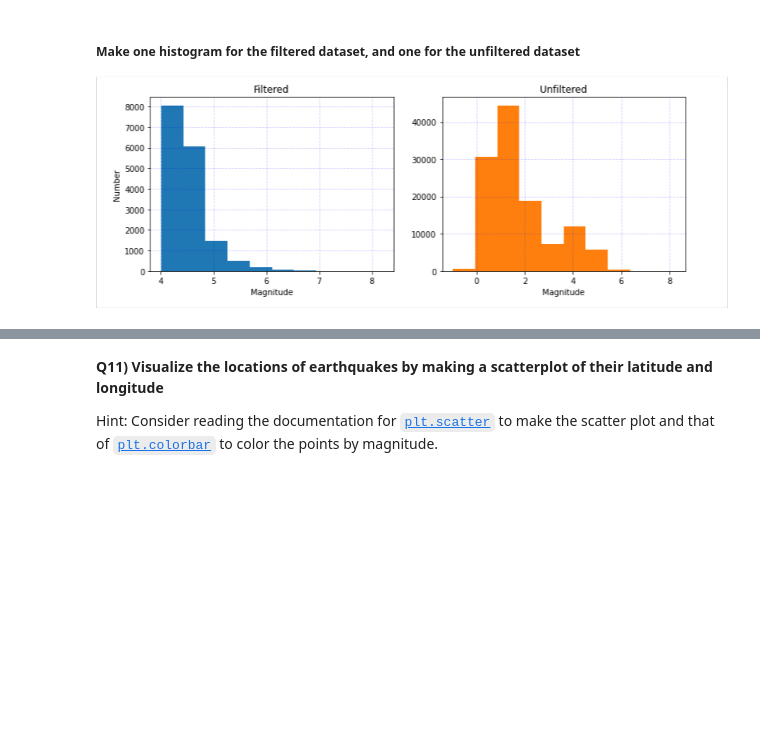
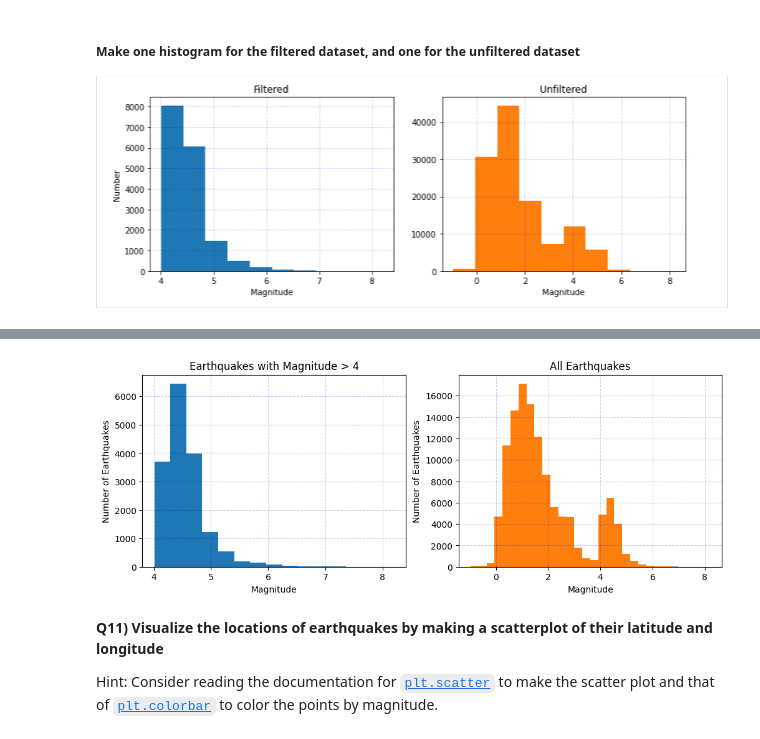
Before and after one commit to Jamgri/2025_Intro_Python, a Jupyter notebook: notebook/W3_S1.ipynb, the cells around one changed output, grey strips where cells are left out. Saved outputs shown, nothing was run; the diff lists cells and outputs as text; code cells hidden in the pictures; blank space fills up the shorter version.

```diff
--- a/notebook/W3_S1.ipynb
+++ b/notebook/W3_S1.ipynb
@@ -350,3 +448,23 @@ plt.show()
+# %%
+fig, ax = plt.subplots(1, 2, figsize=(12,4))
+
+# Left subplot: filtered dataset (magnitude > 4)
+ax[0].hist(df['mag'][df['mag'] > 4].dropna(), bins=15, color='#1f77b4')
+ax[0].set_xlabel('Magnitude')        # X axis label
+ax[0].set_ylabel('Number of Earthquakes')  # Y axis label
+ax[0].grid(alpha=0.2, c='b', ls='--')
+ax[0].set_title('Earthquakes with Magnitude > 4')  # Title for left plot
+
+# Right subplot: unfiltered dataset (all magnitudes)
+ax[1].hist(df['mag'].dropna(), bins=30, color='#ff7f0e')
+ax[1].set_xlabel('Magnitude')        # X axis label
+ax[1].set_ylabel('Number of Earthquakes')  # Y axis label
+ax[1].grid(alpha=0.2, c='b', ls='--')
+ax[1].set_title('All Earthquakes')   # Title for right plot
+
+plt.show()
+# %% [output]
+[figure, added]
 # %% [markdown]
 **Q11) Visualize the locations of earthquakes by making a scatterplot of their latitude and longitude**
 
```
Also changed, not shown: parts of 13 cells of this notebook.
